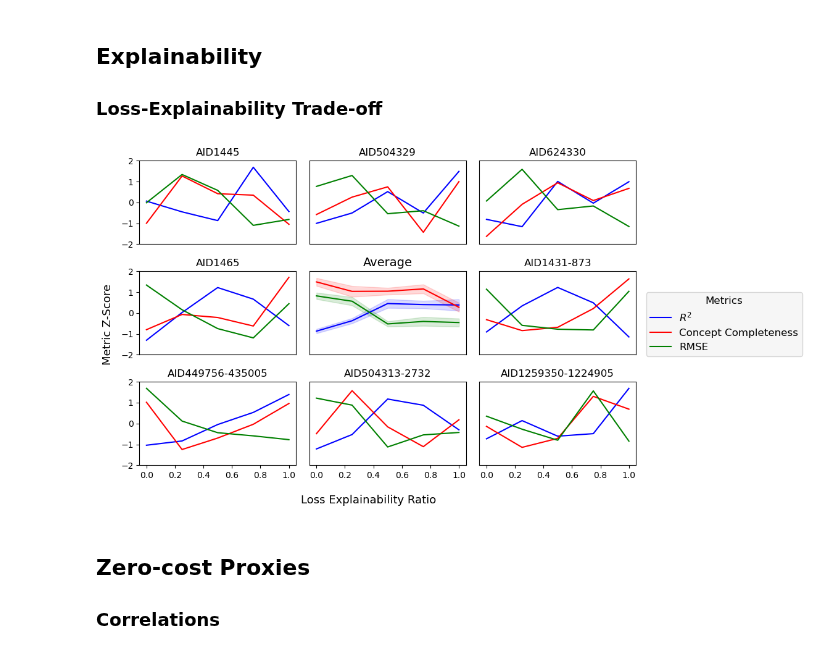
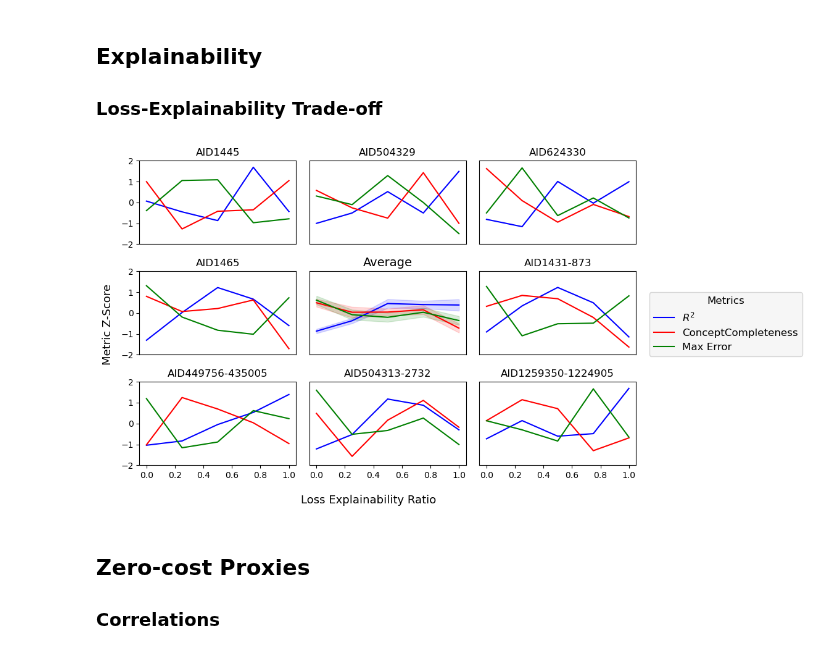
Before and after one commit to harryknighton/drug-discovery-automl, a Jupyter notebook: notebooks/evaluation.ipynb, the cells around one changed output. Saved outputs shown, nothing was run; the diff lists cells and outputs as text; code cells hidden in the pictures.

Commit message:
Fixed concept incompleteness being shown on loss explainability figure instead of concept completeness

```diff
--- a/notebooks/evaluation.ipynb
+++ b/notebooks/evaluation.ipynb
@@ -557,7 +557,7 @@ fig.savefig(config.FIGURES_DIR / ('transferability' + img_ext), bbox_inches='tig
 ## Explainability
 ### Loss-Explainability Trade-off
 # %%
-metrics_to_save = ['PearsonCorrCoefSquared', 'ConceptCompleteness', 'RootMeanSquaredError']
+metrics_to_save = ['PearsonCorrCoefSquared', 'ConceptCompleteness', 'MaxError']
 experiments = [
     'hyperopt_baseline_tpe_explainability',
     'hyperopt_joint_025_loss_explainability',
@@ -576,15 +576,17 @@ for dataset in datasets:
         for metric in metrics_to_save:
             dataset_metrics[metric].append(result[metric])
     for metric in metrics_to_save:
-        metrics[metric].append(torch.tensor(dataset_metrics[metric]))
+        ms = torch.tensor(dataset_metrics[metric])
+        if metric == 'ConceptCompleteness':
+            ms *= -1
+        metrics[metric].append(ms)
 # %%
 scaled_metrics = {}
 for metric, values in metrics.items():
     scaled_metrics[metric] = [(v - v.mean()) / (v.std()) for v in values]
 # %%
-labels = {'PearsonCorrCoefSquared': '$R^2$', 'ConceptCompleteness': 'Concept Completeness', 'RootMeanSquaredError': 'RMSE'}
-colours = {'PearsonCorrCoefSquared': 'blue', 'ConceptCompleteness': 'red', 'RootMeanSquaredError': 'green'}
-
+colours = {'PearsonCorrCoefSquared': 'blue', 'ConceptCompleteness': 'red', 'MaxError': 'green'}
+xs = [0, 0.25, 0.5, 0.75, 1.0]
 fig, axs = plt.subplots(3, 3, figsize=(9, 6))
 fig_idxs = [0, 1, 2, 3, 5, 6, 7, 8]
 for i, (ax_i, dataset) in enumerate(zip(fig_idxs, datasets)):
@@ -595,39 +597,35 @@ for i, (ax_i, dataset) in enumerate(zip(fig_idxs, datasets)):
         ax.plot(xs, values[i], color=colours[metric])
     if ax_i < 6:
         ax.set_xticks([])
     if ax_i % 3 != 0:
         ax.set_yticks([])
 
 # Calculate average
 means = {}
 upper_bounds = {}
 lower_bounds = {}
 for metric, values in scaled_metrics.items():
     mean, lower, upper = calculate_confidence_interval(values)
     means[metric] = mean
     lower_bounds[metric] = lower
     upper_bounds[metric] = upper
-# Display concept completeness instead of concept incompleteness
-means['ConceptCompleteness'] = 1 - means['ConceptCompleteness']
-lower_bounds['ConceptCompleteness'] = 1 - lower_bounds['ConceptCompleteness']
-upper_bounds['ConceptCompleteness'] = 1 - upper_bounds['ConceptCompleteness']
 
 ax = axs[1][1]
 ax.set_title('Average', size=14)
 ax.set_ylim(-2, 2)
 for metric in scaled_metrics:
-    ax.plot(xs, means[metric], color=colours[metric], label=labels[metric])
+    ax.plot(xs, means[metric], color=colours[metric], label=metric_nice_names[metric])
     ax.fill_between(xs, lower_bounds[metric], upper_bounds[metric], color=colours[metric], alpha=.15)
 #ax.set_ylim(ymin=0)
 ax.set_xticks([])
 ax.set_yticks([])
 fig.supxlabel('Loss Explainability Ratio', size=13)
 fig.supylabel('Metric Z-Score', size=13)
 fig.legend(loc='right', bbox_to_anchor=(1.29, 0.5), fancybox=True, title='Metrics', facecolor='#f4f4f4', title_fontsize=12, fontsize=12)
 fig.tight_layout()
 fig.savefig(config.FIGURES_DIR / ('loss_explainability_tradeoff' + img_ext), bbox_inches='tight')
 # %% [output]
-[figure, old version]
+[figure, new version]
 # %% [markdown]
 ## Zero-cost Proxies
 ### Correlations
```
